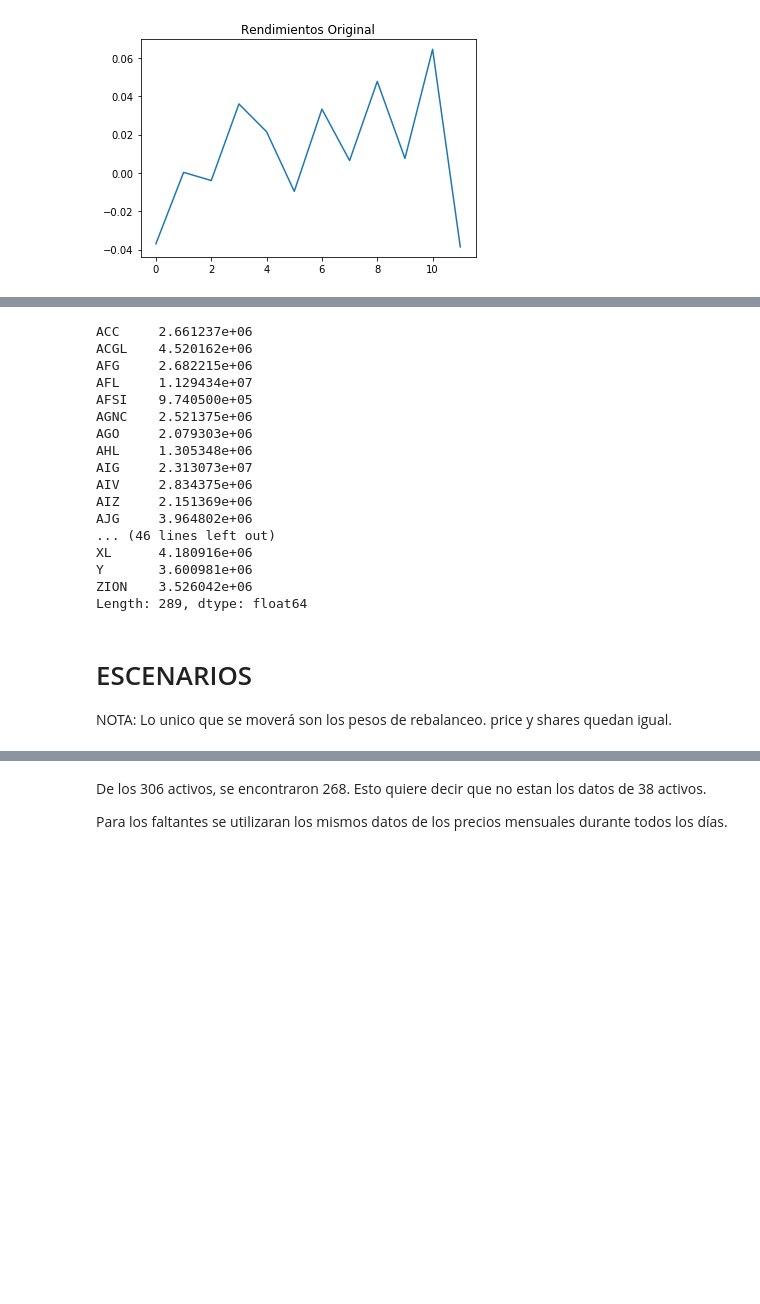
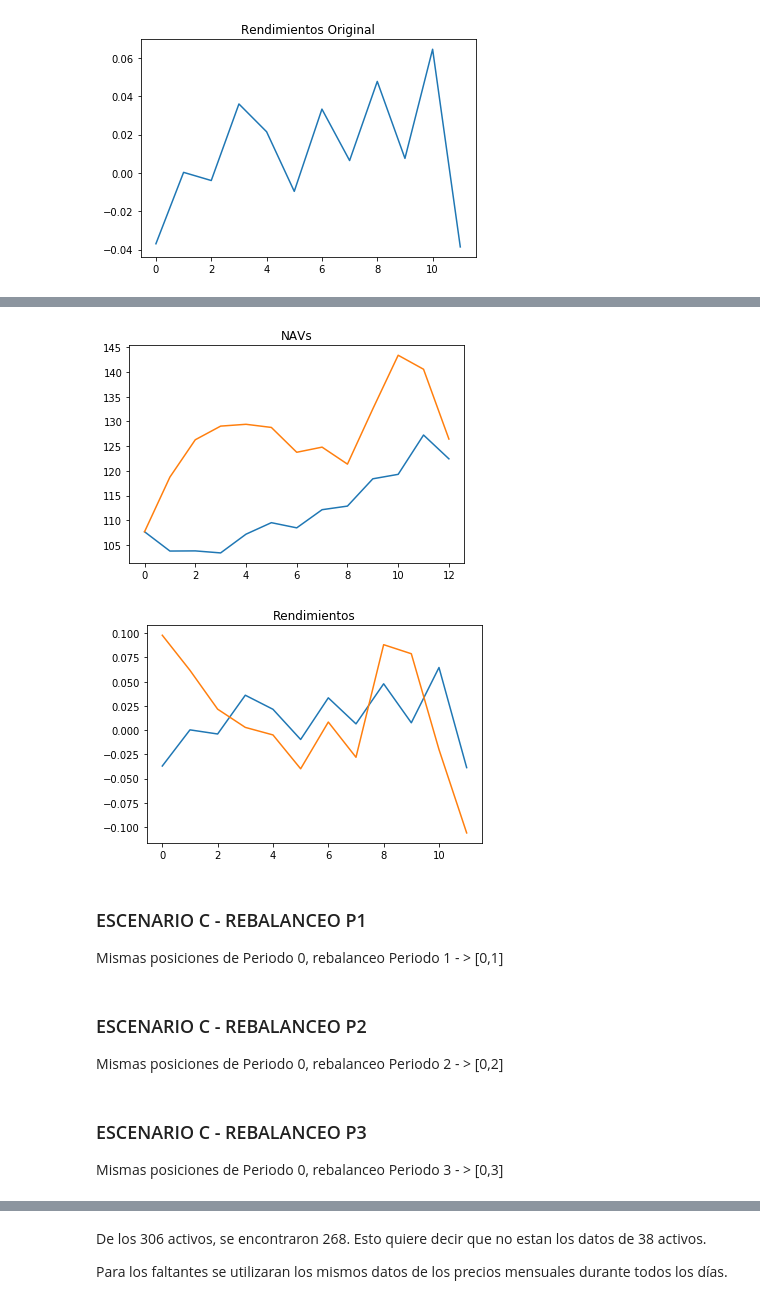
Before and after one commit to Marisolcantarero95/TRADING, a Jupyter notebook: Lab1_EqA/A_myst_Laboratorio1.ipynb, the cells around one changed output, grey strips where cells are left out. Drawn from its saved outputs; the diff is of its cells as text; code cells hidden in the pictures; blank space fills up the shorter version.

```diff
--- a/Lab1_EqA/A_myst_Laboratorio1.ipynb
+++ b/Lab1_EqA/A_myst_Laboratorio1.ipynb
@@ -333,20 +306,0 @@ Length: 289, dtype: float64
-# %%
-(navA[1])
-# %% [output]
-ACC     2.661237e+06
-ACGL    4.520162e+06
-AFG     2.682215e+06
-AFL     1.129434e+07
-AFSI    9.740500e+05
-AGNC    2.521375e+06
-AGO     2.079303e+06
-AHL     1.305348e+06
-AIG     2.313073e+07
-AIV     2.834375e+06
-AIZ     2.151369e+06
-AJG     3.964802e+06
-... (46 lines left out)
-XL      4.180916e+06
-Y       3.600981e+06
-ZION    3.526042e+06
-Length: 289, dtype: float64
@@ -367,16 +307,26 @@ only_na.fillna(prueba)
-# %%
-def nav1(precios,fechas,narch):
-    nav1 = []
-    for i in range(narch):
-        mult = precios[0][fechas[i]].dropna() * Shares['Holdings'+str(i)+''].dropna()
-        mult.loc['USD'] = mult.loc['USD']/100
-        nav1.append(sum(mult) / str_to_float(shares)[i])
-    return nav1
-navA = nav1(todo,fechas,narch)
-navA
-# %% [markdown]
-# ESCENARIOS
-NOTA: Lo unico que se moverá son los pesos de rebalanceo. price y shares quedan igual.
+# %%
+plt.plot(navA)
+plt.plot(navB)
+plt.title('NAVs')
+plt.show()
+# %% [output]
+[figure, added]
+# %%
+plt.plot(Rend(narch,navA))
+plt.plot(Rend(narch,navB))
+plt.title('Rendimientos')
+plt.show()
+# %% [output]
+[figure, added]
+# %% [markdown]
+### ESCENARIO C -  REBALANCEO P1
+Mismas posiciones de Periodo 0, rebalanceo Periodo 1 - > [0,1]
+# %% [markdown]
+### ESCENARIO C -  REBALANCEO P2
+Mismas posiciones de Periodo 0, rebalanceo Periodo 2 - > [0,2]
+# %% [markdown]
+### ESCENARIO C -  REBALANCEO P3
+Mismas posiciones de Periodo 0, rebalanceo Periodo 3 - > [0,3]
 # %%
 ind_qdl = [list(prices.columns)[i] for i in range(len(prices.columns))]
 ind = list(set(indice)-set(ind_qdl))  # los que no estan en quandl
```
Also changed, not shown: parts of 11 cells of this notebook.
